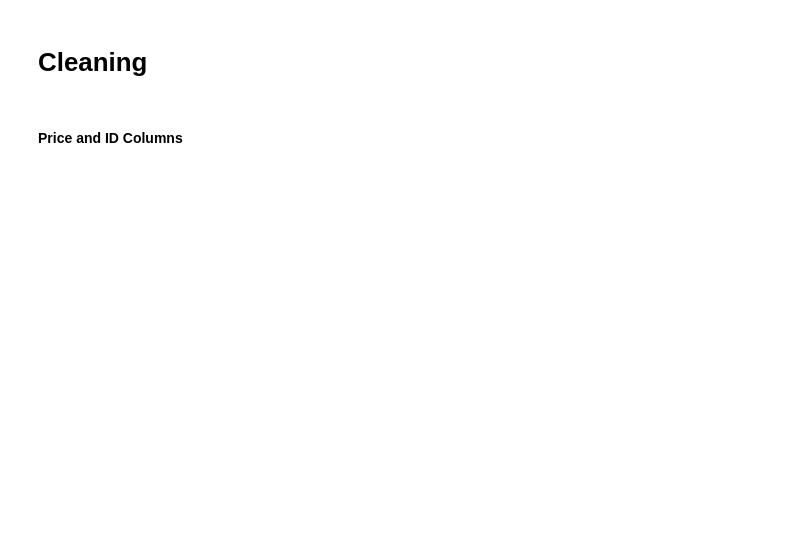
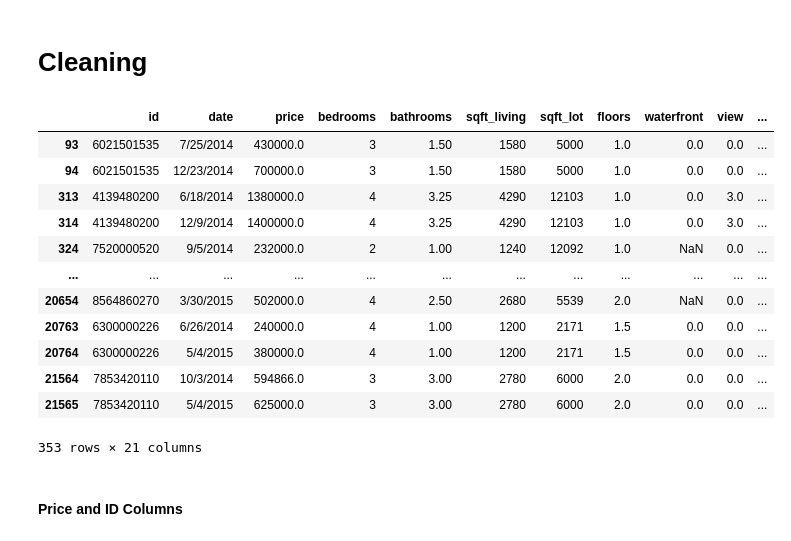
Before and after one commit to Benjamin2817/dsc-phase-2-project, a Jupyter notebook: Basic_Project_2.ipynb, the cells around one changed output. Saved outputs shown, nothing was run; the diff lists cells and outputs as text; code cells hidden in the pictures; blank space fills up the shorter version.

```diff
--- a/Basic_Project_2.ipynb
+++ b/Basic_Project_2.ipynb
@@ -60,5 +60,21 @@ kc_house_data.describe()
 | max | 9.900000e+09 | 7.700000e+06 | 33.000000 | 8.000000 | 13540.000000 | 1.651359e+06 | 3.500000 | 1.000000 | 4.000000 | 5.000000 | ... |
 # %% [markdown]
 # Cleaning
+# %%
+kc_house_data[kc_house_data.duplicated(subset='id', keep=False)]
+# %% [output]
+|  | id | date | price | bedrooms | bathrooms | sqft_living | sqft_lot | floors | waterfront | view | ... |
+| 93 | 6021501535 | 7/25/2014 | 430000.0 | 3 | 1.50 | 1580 | 5000 | 1.0 | 0.0 | 0.0 | ... |
+| 94 | 6021501535 | 12/23/2014 | 700000.0 | 3 | 1.50 | 1580 | 5000 | 1.0 | 0.0 | 0.0 | ... |
+| 313 | 4139480200 | 6/18/2014 | 1380000.0 | 4 | 3.25 | 4290 | 12103 | 1.0 | 0.0 | 3.0 | ... |
+| 314 | 4139480200 | 12/9/2014 | 1400000.0 | 4 | 3.25 | 4290 | 12103 | 1.0 | 0.0 | 3.0 | ... |
+| 324 | 7520000520 | 9/5/2014 | 232000.0 | 2 | 1.00 | 1240 | 12092 | 1.0 | NaN | 0.0 | ... |
+| ... | ... | ... | ... | ... | ... | ... | ... | ... | ... | ... | ... |
+| 20654 | 8564860270 | 3/30/2015 | 502000.0 | 4 | 2.50 | 2680 | 5539 | 2.0 | NaN | 0.0 | ... |
+| 20763 | 6300000226 | 6/26/2014 | 240000.0 | 4 | 1.00 | 1200 | 2171 | 1.5 | 0.0 | 0.0 | ... |
+| 20764 | 6300000226 | 5/4/2015 | 380000.0 | 4 | 1.00 | 1200 | 2171 | 1.5 | 0.0 | 0.0 | ... |
+| 21564 | 7853420110 | 10/3/2014 | 594866.0 | 3 | 3.00 | 2780 | 6000 | 2.0 | 0.0 | 0.0 | ... |
+| 21565 | 7853420110 | 5/4/2015 | 625000.0 | 3 | 3.00 | 2780 | 6000 | 2.0 | 0.0 | 0.0 | ... |
+353 rows × 21 columns
 # %%
 ## Remove duplicates; keep last date sold
```
Also changed, not shown: parts of 7 cells of this notebook, 4 other files.
